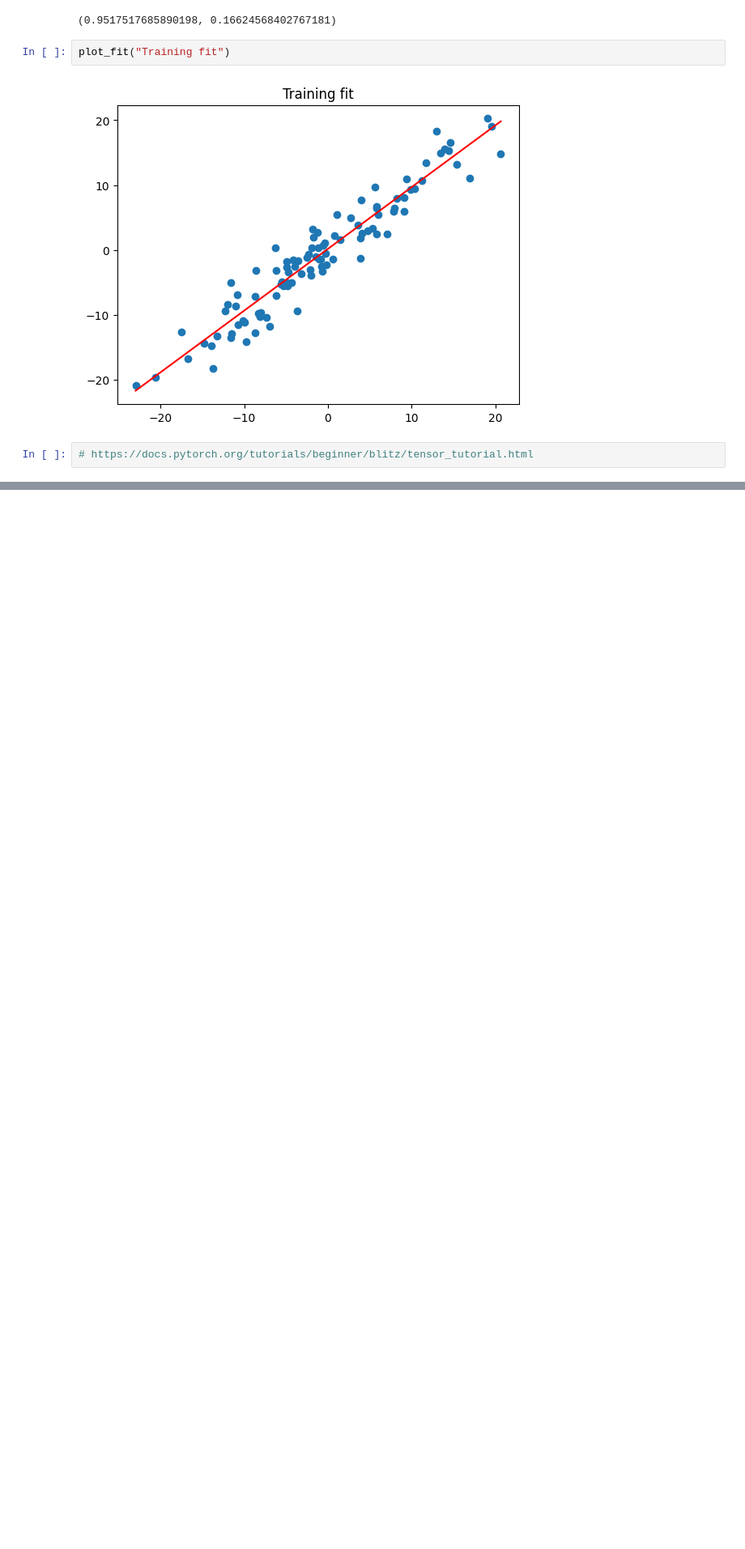
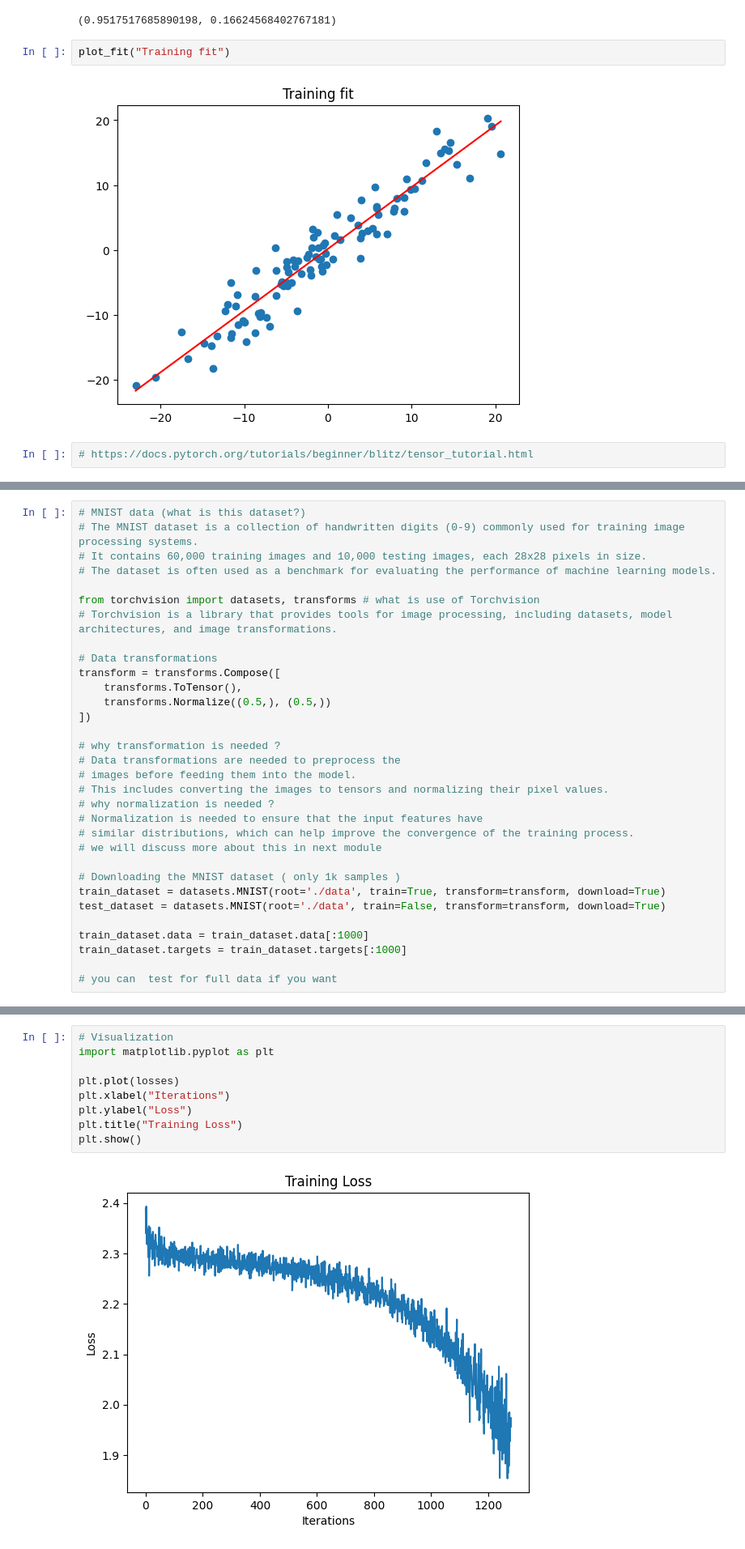
Before and after one commit to rahul8879/as_ds_course, a Jupyter notebook: deep_learning/02_vector_operation.ipynb, the cells around one changed output, grey strips where cells are left out. Shown at 81% size. Drawn from its saved outputs; the diff is of its cells as text; blank space fills up the shorter version.

```diff
--- a/deep_learning/02_vector_operation.ipynb
+++ b/deep_learning/02_vector_operation.ipynb
@@ -410,0 +532,32 @@ plot_fit("Training fit")
+# %%
+# MNIST data (what is this dataset?)
+# The MNIST dataset is a collection of handwritten digits (0-9) commonly used for training image processing systems.
+# It contains 60,000 training images and 10,000 testing images, each 28x28 pixels in size.
+# The dataset is often used as a benchmark for evaluating the performance of machine learning models.
+
+from torchvision import datasets, transforms # what is use of Torchvision
+# Torchvision is a library that provides tools for image processing, including datasets, model architectures, and image transformations.
+
+# Data transformations
+transform = transforms.Compose([
+    transforms.ToTensor(),
+    transforms.Normalize((0.5,), (0.5,))
+])
+
+# why transformation is needed ?
+# Data transformations are needed to preprocess the
+# images before feeding them into the model.
+# This includes converting the images to tensors and normalizing their pixel values.
+# why normalization is needed ?
+# Normalization is needed to ensure that the input features have
+# similar distributions, which can help improve the convergence of the training process.
+# we will discuss more about this in next module
+
+# Downloading the MNIST dataset ( only 1k samples )
+train_dataset = datasets.MNIST(root='./data', train=True, transform=transform, download=True)
+test_dataset = datasets.MNIST(root='./data', train=False, transform=transform, download=True)
+
+train_dataset.data = train_dataset.data[:1000]
+train_dataset.targets = train_dataset.targets[:1000]
+
+# you can  test for full data if you want
@@ -410,0 +625,11 @@ plot_fit("Training fit")
+# %%
+# Visualization
+import matplotlib.pyplot as plt
+
+plt.plot(losses)
+plt.xlabel("Iterations")
+plt.ylabel("Loss")
+plt.title("Training Loss")
+plt.show()
+# %% [output]
+[figure, added]
```
Also changed, not shown: parts of 14 cells of this notebook, 1 other file.
